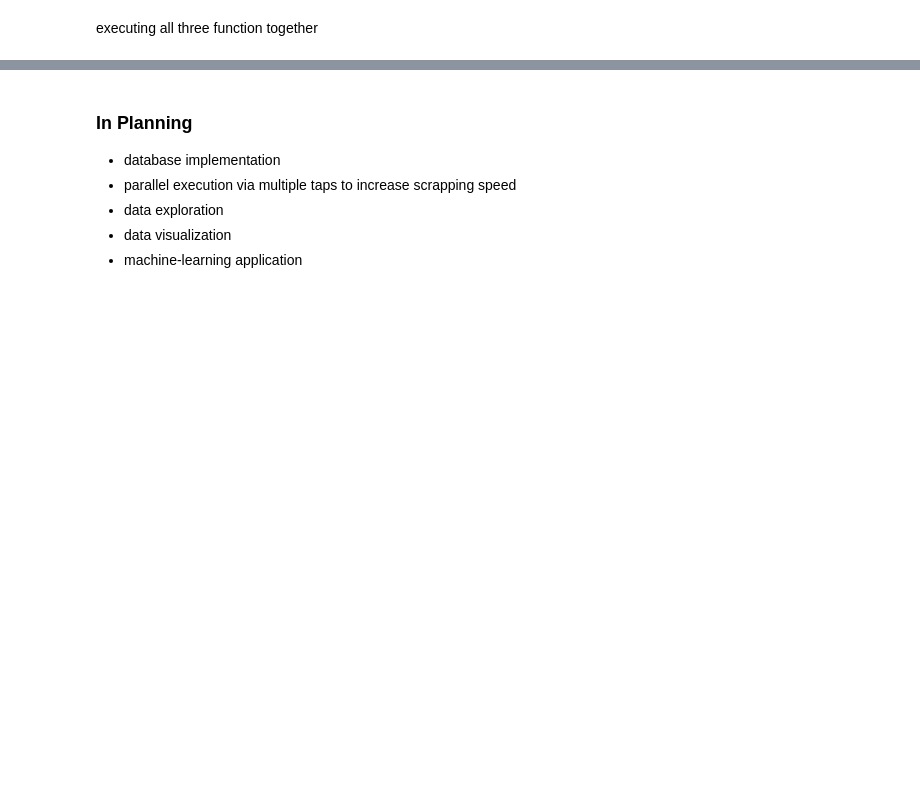
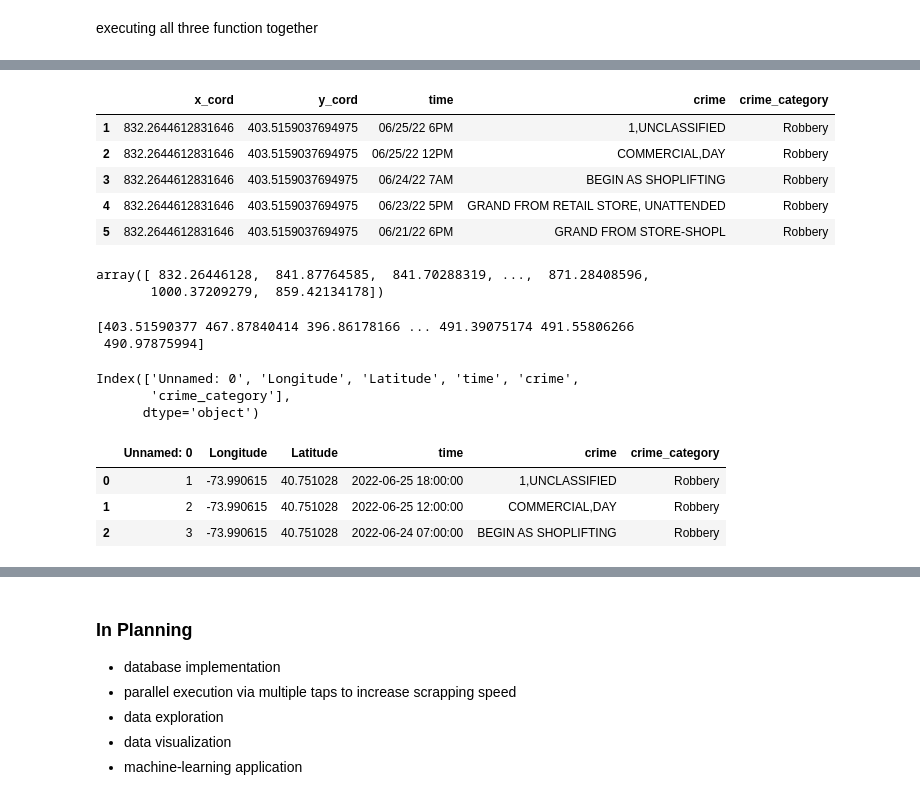
Before and after one commit to LinusKaiser/NYPD-Crime-Statistics, a Jupyter notebook: JavaScript Implementation.ipynb, the cells around one changed output, grey strips where cells are left out. Saved outputs shown, nothing was run; the diff lists cells and outputs as text; code cells hidden in the pictures; blank space fills up the shorter version.

```diff
--- a/JavaScript Implementation.ipynb
+++ b/JavaScript Implementation.ipynb
@@ -385 +424,10 @@ data_frame.head(40)
+# %%
+data_frame.head()
+# %% [output]
+|  | x_cord | y_cord | time | crime | crime_category |
+| 1 | 832.2644612831646 | 403.5159037694975 | 06/25/22 6PM | 1,UNCLASSIFIED | Robbery |
+| 2 | 832.2644612831646 | 403.5159037694975 | 06/25/22 12PM | COMMERCIAL,DAY | Robbery |
+| 3 | 832.2644612831646 | 403.5159037694975 | 06/24/22 7AM | BEGIN AS SHOPLIFTING | Robbery |
+| 4 | 832.2644612831646 | 403.5159037694975 | 06/23/22 5PM | GRAND FROM RETAIL STORE, UNATTENDED | Robbery |
+| 5 | 832.2644612831646 | 403.5159037694975 | 06/21/22 6PM | GRAND FROM STORE-SHOPL | Robbery |
 # %%
@@ -386,0 +435,10 @@ data_frame.to_csv('scraped-data/total_week_to_date_2022.csv')
+# %%
+data_frame.x_cord.unique()
+# %% [output]
+array([ 832.26446128,  841.87764585,  841.70288319, ...,  871.28408596,
+       1000.37209279,  859.42134178])
+# %%
+print(data_frame.y_cord.unique())
+# %% [output]
+[403.51590377 467.87840414 396.86178166 ... 491.39075174 491.55806266
+ 490.97875994]
@@ -386,0 +447,6 @@ data_frame.to_csv('scraped-data/total_week_to_date_2022.csv')
+# %%
+test_data_frame.columns
+# %% [output]
+Index(['Unnamed: 0', 'Longitude', 'Latitude', 'time', 'crime',
+       'crime_category'],
+      dtype='object')
@@ -386,0 +460,7 @@ data_frame.to_csv('scraped-data/total_week_to_date_2022.csv')
+# %%
+test_data_frame.head(3)
+# %% [output]
+|  | Unnamed: 0 | Longitude | Latitude | time | crime | crime_category |
+| 0 | 1 | -73.990615 | 40.751028 | 2022-06-25 18:00:00 | 1,UNCLASSIFIED | Robbery |
+| 1 | 2 | -73.990615 | 40.751028 | 2022-06-25 12:00:00 | COMMERCIAL,DAY | Robbery |
+| 2 | 3 | -73.990615 | 40.751028 | 2022-06-24 07:00:00 | BEGIN AS SHOPLIFTING | Robbery |
```
Also changed, not shown: parts of 27 cells of this notebook, 11 other files.
